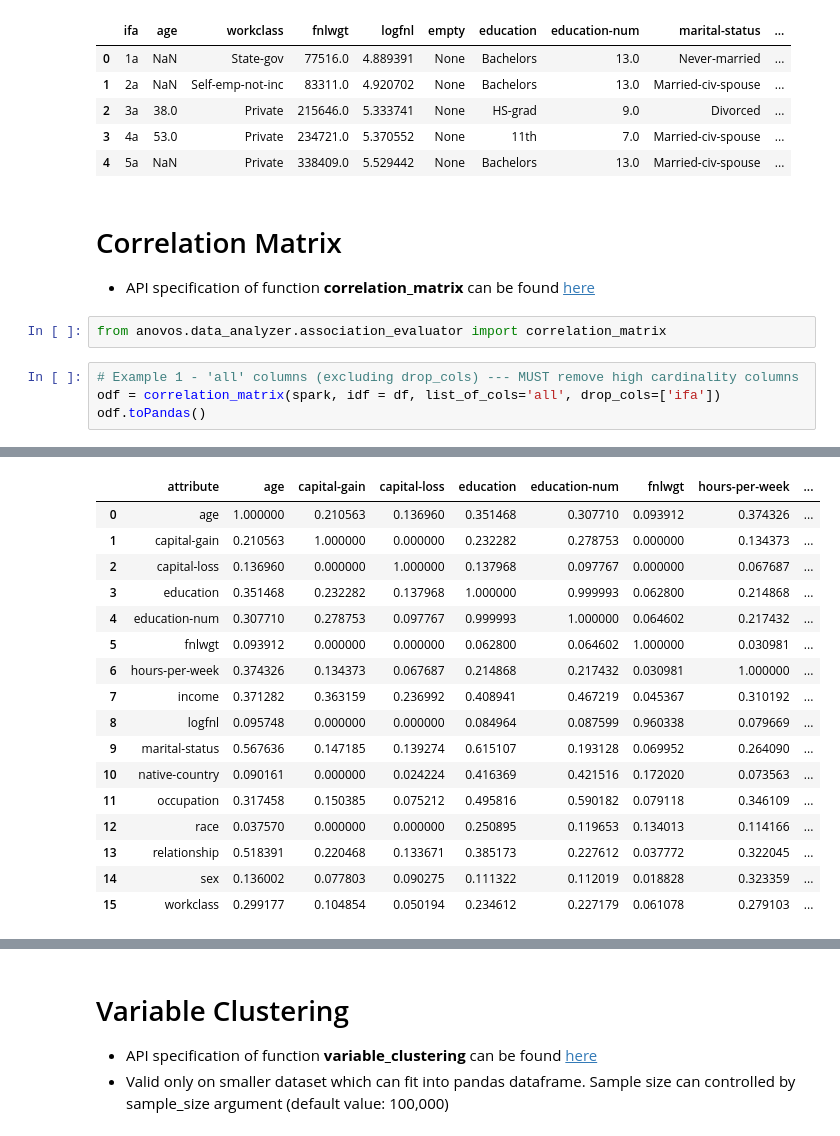
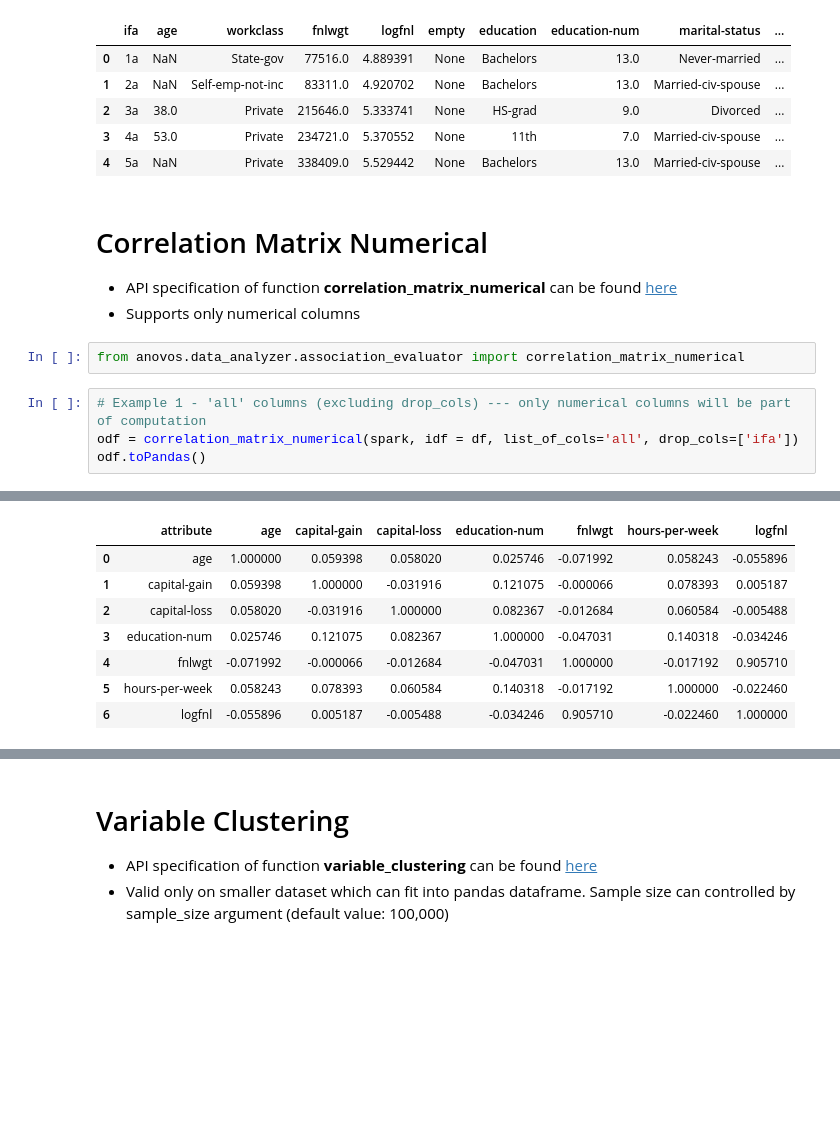
Before and after one commit to anovos/anovos, a Jupyter notebook: examples/notebooks/data_analyzer__association_evaluator.ipynb, the cells around one changed output, grey strips where cells are left out. Cells and saved outputs as stored; diff of their text form; blank space fills up the shorter version.

Commit message:
AV-474 - Updated example notebook

```diff
--- a/examples/notebooks/data_analyzer__association_evaluator.ipynb
+++ b/examples/notebooks/data_analyzer__association_evaluator.ipynb
@@ -93,12 +98,13 @@ df.toPandas().head(5)
 | 3 | 4a | 53.0 | Private | 234721.0 | 5.370552 | None | 11th | 7.0 | Married-civ-spouse | ... |
 | 4 | 5a | NaN | Private | 338409.0 | 5.529442 | None | Bachelors | 13.0 | Married-civ-spouse | ... |
 # %% [markdown]
-# Correlation Matrix
-- API specification of function **correlation_matrix** can be found <a href="https://docs.anovos.ai/api/data_analyzer/association_evaluator.html">here</a>
+# Correlation Matrix Numerical
+- API specification of function **correlation_matrix_numerical** can be found <a href="https://docs.anovos.ai/api/data_analyzer/association_evaluator.html">here</a>
+- Supports only numerical columns
 # %%
-from anovos.data_analyzer.association_evaluator import correlation_matrix
+from anovos.data_analyzer.association_evaluator import correlation_matrix_numerical
 # %%
-# Example 1 - 'all' columns (excluding drop_cols) --- MUST remove high cardinality columns
-odf = correlation_matrix(spark, idf = df, list_of_cols='all', drop_cols=['ifa'])
+# Example 1 - 'all' columns (excluding drop_cols) --- only numerical columns will be part of computation
+odf = correlation_matrix_numerical(spark, idf = df, list_of_cols='all', drop_cols=['ifa'])
 odf.toPandas()
 # %% [output]
@@ -106,18 +111,9 @@ odf.toPandas()
-|  | attribute | age | capital-gain | capital-loss | education | education-num | fnlwgt | hours-per-week | ... |
-| 0 | age | 1.000000 | 0.210563 | 0.136960 | 0.351468 | 0.307710 | 0.093912 | 0.374326 | ... |
-| 1 | capital-gain | 0.210563 | 1.000000 | 0.000000 | 0.232282 | 0.278753 | 0.000000 | 0.134373 | ... |
-| 2 | capital-loss | 0.136960 | 0.000000 | 1.000000 | 0.137968 | 0.097767 | 0.000000 | 0.067687 | ... |
-| 3 | education | 0.351468 | 0.232282 | 0.137968 | 1.000000 | 0.999993 | 0.062800 | 0.214868 | ... |
-| 4 | education-num | 0.307710 | 0.278753 | 0.097767 | 0.999993 | 1.000000 | 0.064602 | 0.217432 | ... |
-| 5 | fnlwgt | 0.093912 | 0.000000 | 0.000000 | 0.062800 | 0.064602 | 1.000000 | 0.030981 | ... |
-| 6 | hours-per-week | 0.374326 | 0.134373 | 0.067687 | 0.214868 | 0.217432 | 0.030981 | 1.000000 | ... |
-| 7 | income | 0.371282 | 0.363159 | 0.236992 | 0.408941 | 0.467219 | 0.045367 | 0.310192 | ... |
-| 8 | logfnl | 0.095748 | 0.000000 | 0.000000 | 0.084964 | 0.087599 | 0.960338 | 0.079669 | ... |
-| 9 | marital-status | 0.567636 | 0.147185 | 0.139274 | 0.615107 | 0.193128 | 0.069952 | 0.264090 | ... |
-| 10 | native-country | 0.090161 | 0.000000 | 0.024224 | 0.416369 | 0.421516 | 0.172020 | 0.073563 | ... |
-| 11 | occupation | 0.317458 | 0.150385 | 0.075212 | 0.495816 | 0.590182 | 0.079118 | 0.346109 | ... |
-| 12 | race | 0.037570 | 0.000000 | 0.000000 | 0.250895 | 0.119653 | 0.134013 | 0.114166 | ... |
-| 13 | relationship | 0.518391 | 0.220468 | 0.133671 | 0.385173 | 0.227612 | 0.037772 | 0.322045 | ... |
-| 14 | sex | 0.136002 | 0.077803 | 0.090275 | 0.111322 | 0.112019 | 0.018828 | 0.323359 | ... |
-| 15 | workclass | 0.299177 | 0.104854 | 0.050194 | 0.234612 | 0.227179 | 0.061078 | 0.279103 | ... |
+|  | attribute | age | capital-gain | capital-loss | education-num | fnlwgt | hours-per-week | logfnl |
+| 0 | age | 1.000000 | 0.059398 | 0.058020 | 0.025746 | -0.071992 | 0.058243 | -0.055896 |
+| 1 | capital-gain | 0.059398 | 1.000000 | -0.031916 | 0.121075 | -0.000066 | 0.078393 | 0.005187 |
+| 2 | capital-loss | 0.058020 | -0.031916 | 1.000000 | 0.082367 | -0.012684 | 0.060584 | -0.005488 |
+| 3 | education-num | 0.025746 | 0.121075 | 0.082367 | 1.000000 | -0.047031 | 0.140318 | -0.034246 |
+| 4 | fnlwgt | -0.071992 | -0.000066 | -0.012684 | -0.047031 | 1.000000 | -0.017192 | 0.905710 |
+| 5 | hours-per-week | 0.058243 | 0.078393 | 0.060584 | 0.140318 | -0.017192 | 1.000000 | -0.022460 |
+| 6 | logfnl | -0.055896 | 0.005187 | -0.005488 | -0.034246 | 0.905710 | -0.022460 | 1.000000 |
 # %%
```
Also changed, not shown: parts of 12 cells of this notebook.
